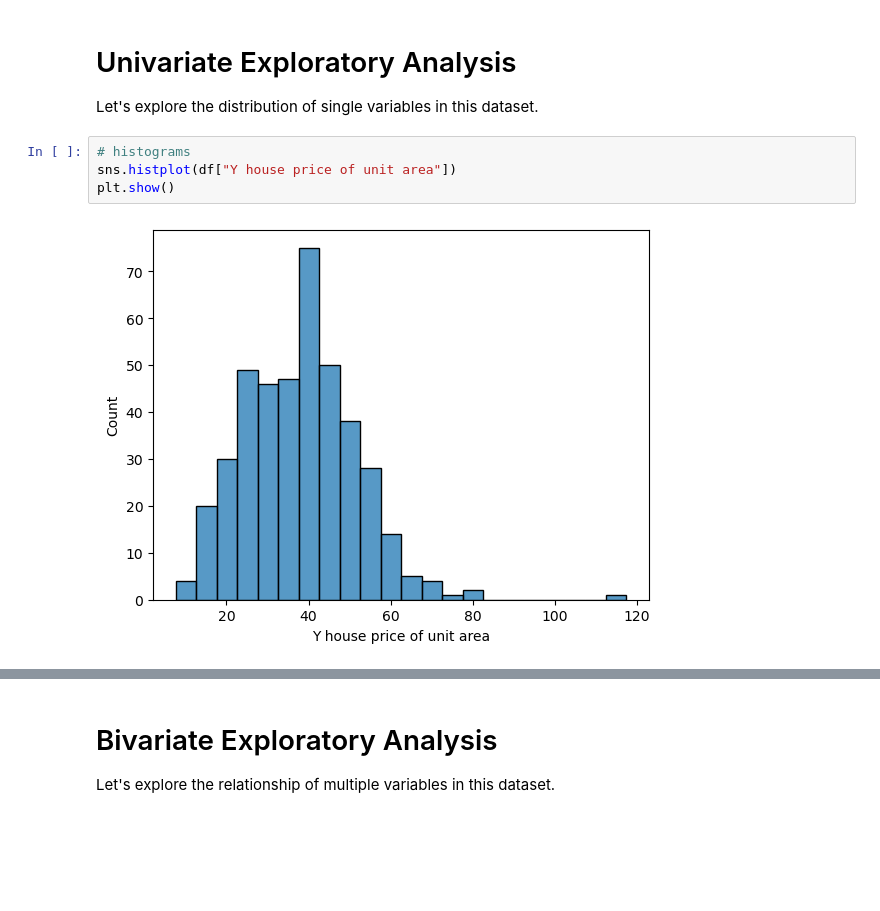
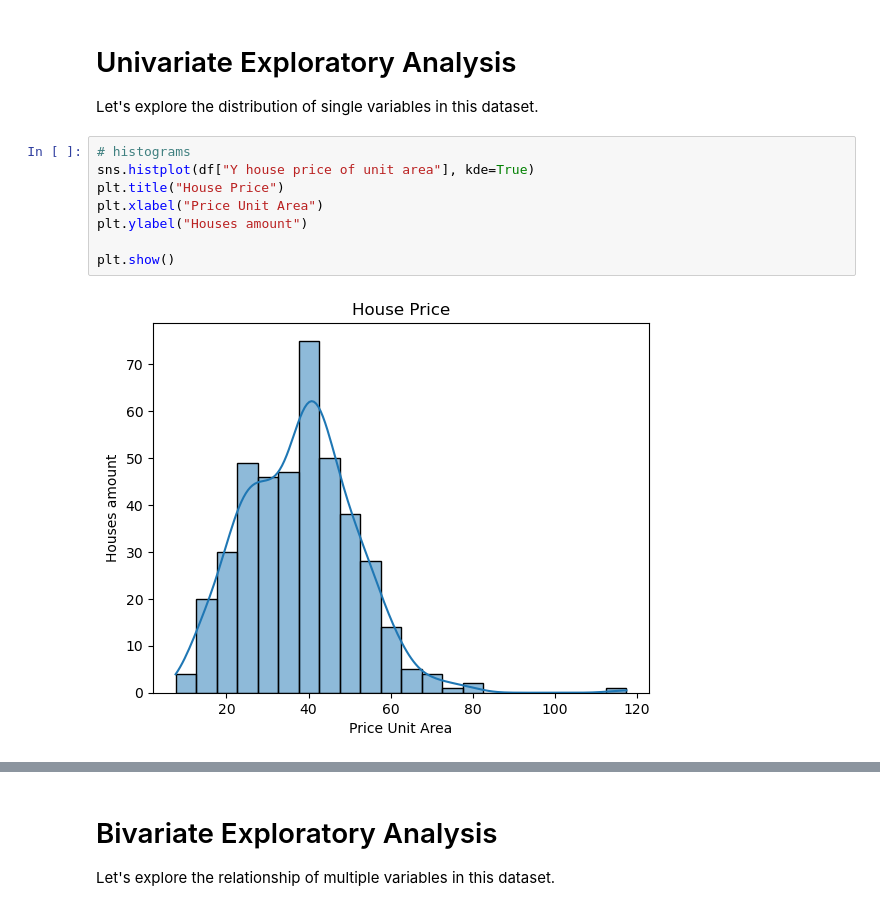
Before and after one commit to Severesix907/Rental-Lab, a Jupyter notebook: code/data_prep/01explore.ipynb, the cells around one changed output, grey strips where cells are left out. Drawn from its saved outputs; the diff is of its cells as text; blank space fills up the shorter version.

```diff
--- a/code/data_prep/01explore.ipynb
+++ b/code/data_prep/01explore.ipynb
@@ -61,9 +63,13 @@ df.describe()
 Let's explore the distribution of single variables in this dataset.
 # %%
 # histograms
-sns.histplot(df["Y house price of unit area"])
+sns.histplot(df["Y house price of unit area"], kde=True)
+plt.title("House Price")
+plt.xlabel("Price Unit Area")
+plt.ylabel("Houses amount")
+
 plt.show()
 # %% [output]
-[figure, old version]
+[figure, new version]
 # %%
 sns.boxplot(df["Y house price of unit area"])
```
Also changed, not shown: parts of 8 cells of this notebook, 5 other files.
